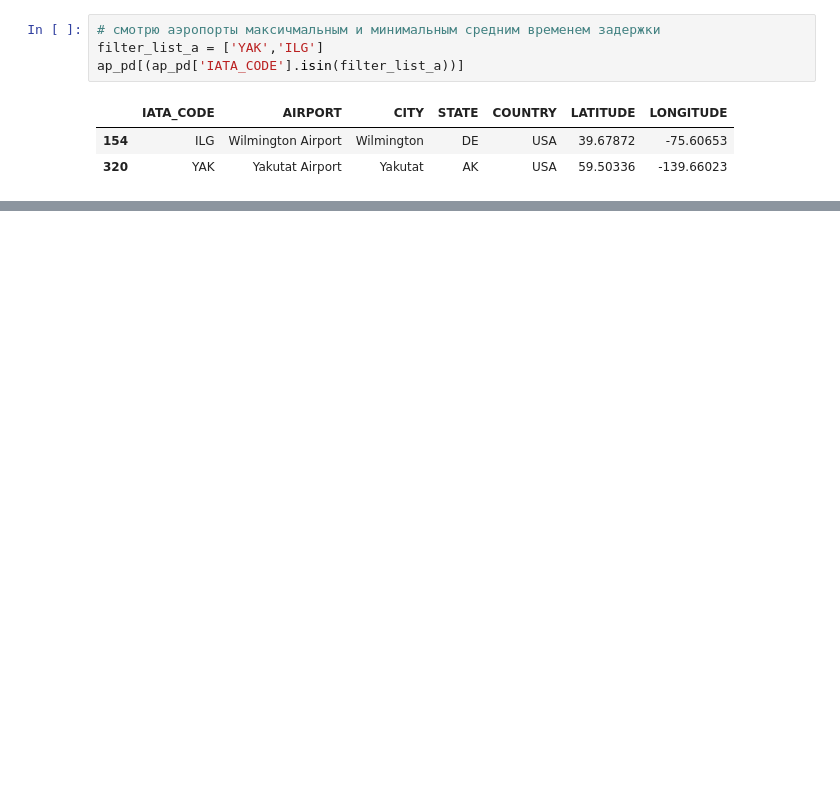
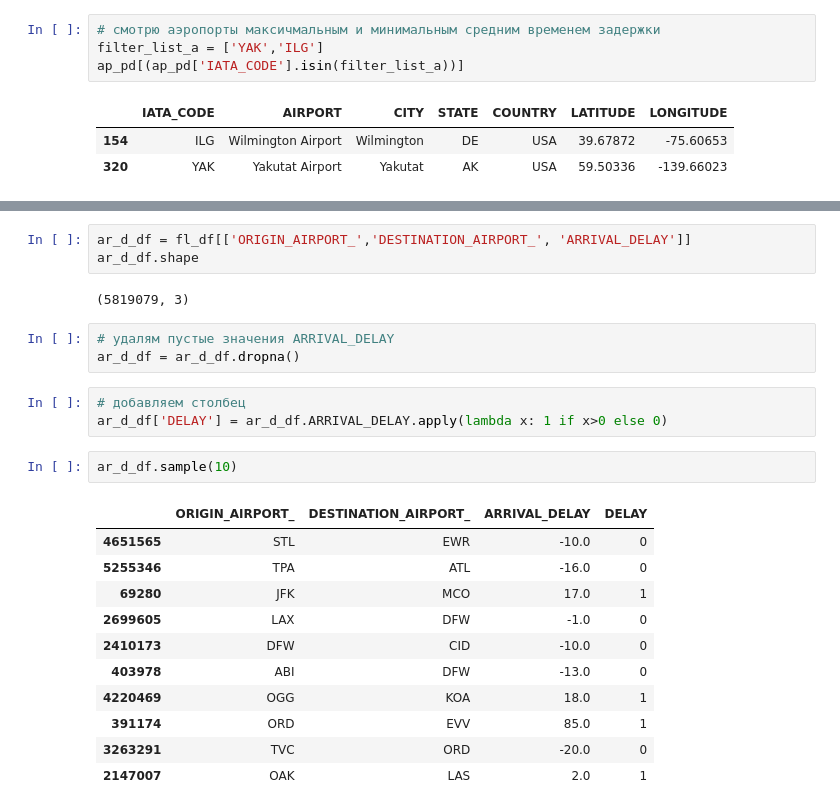
Before and after one commit to FomichevVA/Education_Reboot_DA_graduation_project, a Jupyter notebook: GradProject_FlightDelay2015.ipynb, the cells around one changed output, grey strips where cells are left out. Saved outputs shown, nothing was run; the diff lists cells and outputs as text; blank space fills up the shorter version.

```diff
--- a/GradProject_FlightDelay2015.ipynb
+++ b/GradProject_FlightDelay2015.ipynb
@@ -451,0 +588,25 @@ ap_pd[(ap_pd['IATA_CODE'].isin(filter_s.index))]
+# %%
+ar_d_df = fl_df[['ORIGIN_AIRPORT_','DESTINATION_AIRPORT_', 'ARRIVAL_DELAY']]
+ar_d_df.shape
+# %% [output]
+(5819079, 3)
+# %%
+# удалям пустые значения ARRIVAL_DELAY
+ar_d_df = ar_d_df.dropna()
+# %%
+# добавляем столбец
+ar_d_df['DELAY'] = ar_d_df.ARRIVAL_DELAY.apply(lambda x: 1 if x>0 else 0)
+# %%
+ar_d_df.sample(10)
+# %% [output]
+|  | ORIGIN_AIRPORT_ | DESTINATION_AIRPORT_ | ARRIVAL_DELAY | DELAY |
+| 4651565 | STL | EWR | -10.0 | 0 |
+| 5255346 | TPA | ATL | -16.0 | 0 |
+| 69280 | JFK | MCO | 17.0 | 1 |
+| 2699605 | LAX | DFW | -1.0 | 0 |
+| 2410173 | DFW | CID | -10.0 | 0 |
+| 403978 | ABI | DFW | -13.0 | 0 |
+| 4220469 | OGG | KOA | 18.0 | 1 |
+| 391174 | ORD | EVV | 85.0 | 1 |
+| 3263291 | TVC | ORD | -20.0 | 0 |
+| 2147007 | OAK | LAS | 2.0 | 1 |
```
Also changed, not shown: parts of 66 cells of this notebook.
